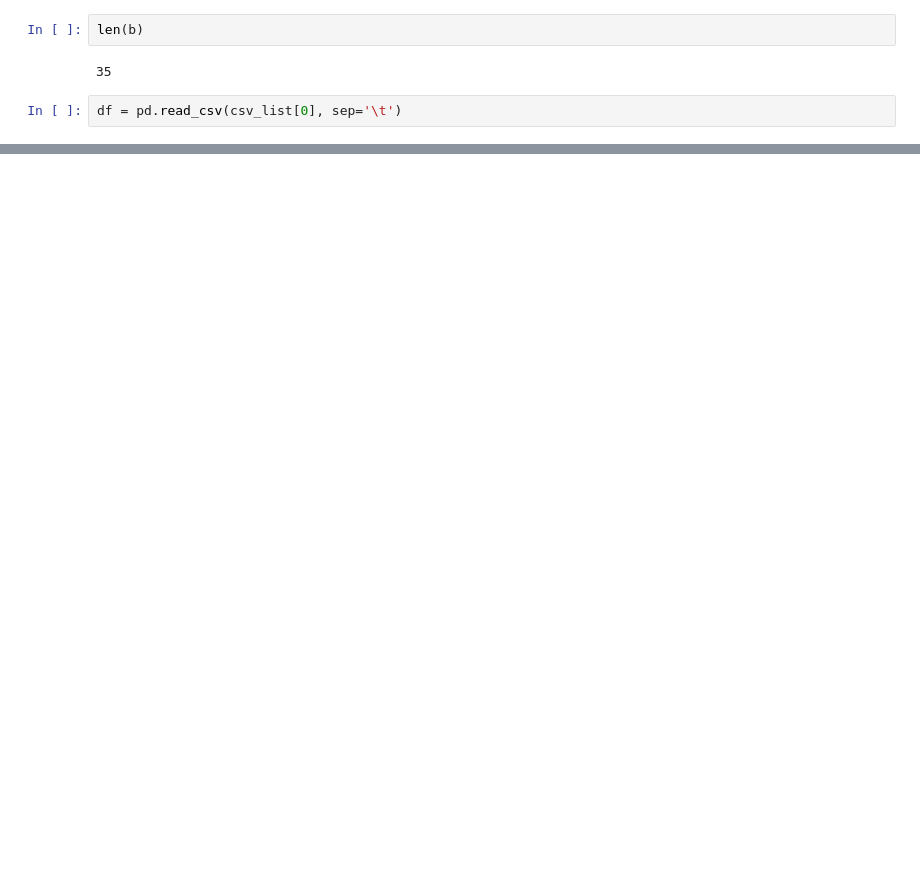
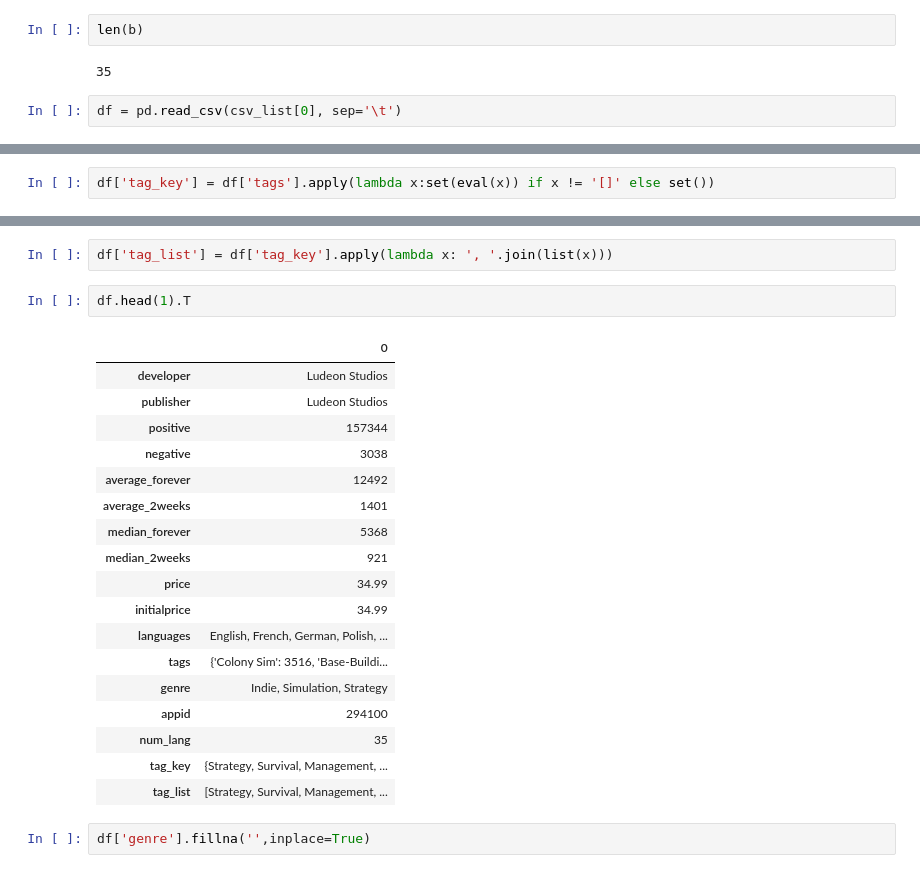
Before and after one commit to trevormoon/ASAC_ml_project, a Jupyter notebook: web_crawling/EDA/LSH/basic_pre.ipynb, the cells around one changed output, grey strips where cells are left out. Drawn from its saved outputs; the diff is of its cells as text; blank space fills up the shorter version.

Commit message:
genre revise

```diff
--- a/web_crawling/EDA/LSH/basic_pre.ipynb
+++ b/web_crawling/EDA/LSH/basic_pre.ipynb
@@ -81,0 +73,2 @@ df = pd.read_csv(csv_list[0], sep='\t')
+# %%
+df['tag_key'] = df['tags'].apply(lambda x:set(eval(x)) if x != '[]' else set())
@@ -81,0 +84,25 @@ df = pd.read_csv(csv_list[0], sep='\t')
+# %%
+df['tag_list'] = df['tag_key'].apply(lambda x: ', '.join(list(x)))
+# %%
+df.head(1).T
+# %% [output]
+|  | 0 |
+| developer | Ludeon Studios |
+| publisher | Ludeon Studios |
+| positive | 157344 |
+| negative | 3038 |
+| average_forever | 12492 |
+| average_2weeks | 1401 |
+| median_forever | 5368 |
+| median_2weeks | 921 |
+| price | 34.99 |
+| initialprice | 34.99 |
+| languages | English, French, German, Polish, ... |
+| tags | {'Colony Sim': 3516, 'Base-Buildi... |
+| genre | Indie, Simulation, Strategy |
+| appid | 294100 |
+| num_lang | 35 |
+| tag_key | {Strategy, Survival, Management, ... |
+| tag_list | [Strategy, Survival, Management, ... |
+# %%
+df['genre'].fillna('',inplace=True)
```
Also changed, not shown: parts of 22 cells of this notebook.
